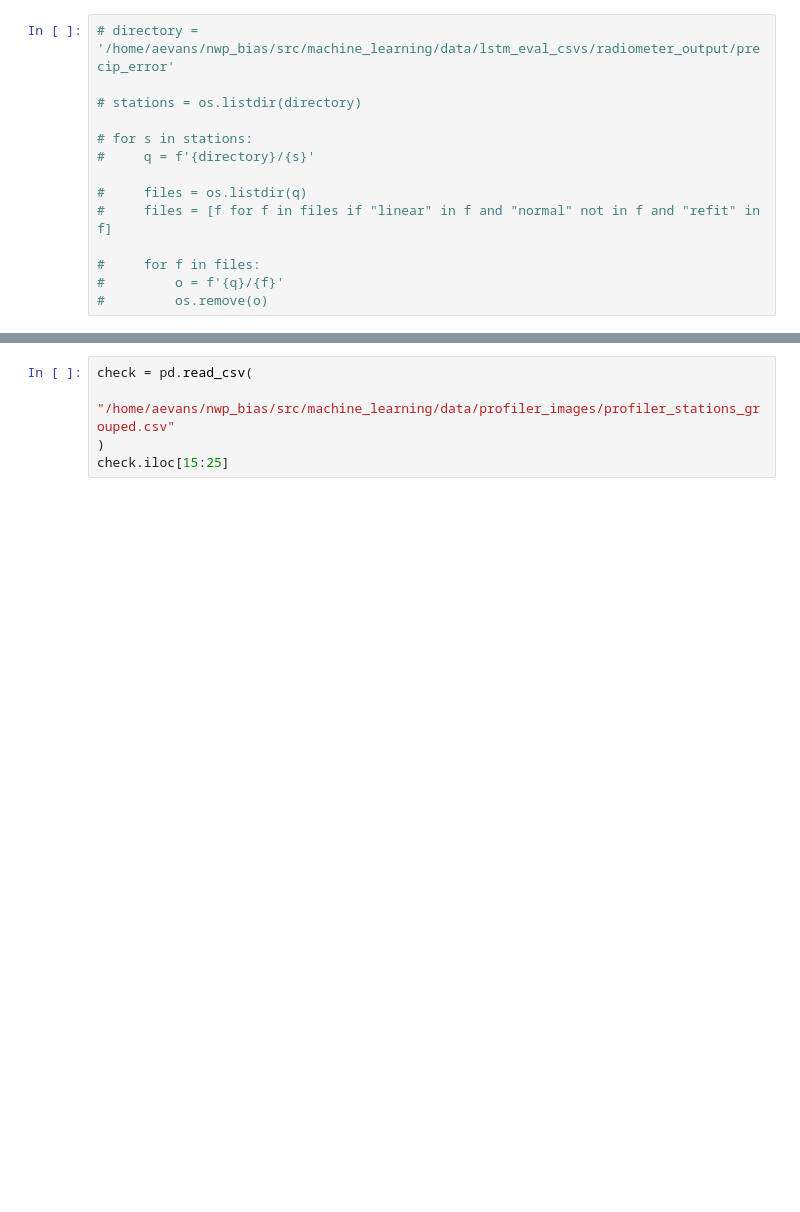
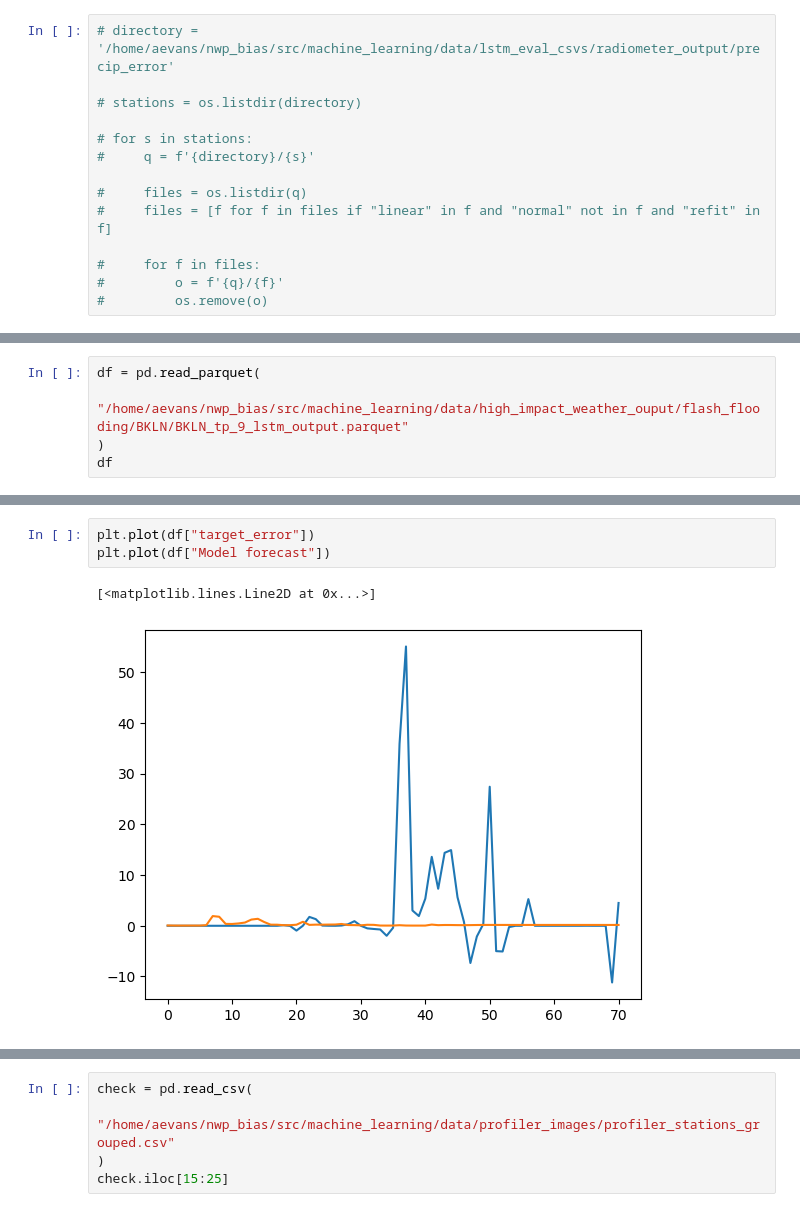
Before and after one commit to shmaronshmevans/nwp_bias, a Jupyter notebook: src/machine_learning/notebooks/scratch.ipynb, the cells around one changed output, grey strips where cells are left out. Saved outputs shown, nothing was run; the diff lists cells and outputs as text; blank space fills up the shorter version.

```diff
--- a/src/machine_learning/notebooks/scratch.ipynb
+++ b/src/machine_learning/notebooks/scratch.ipynb
@@ -244,3 +244,8 @@ def date_filter(ldf):
     ldf = ldf[ldf["valid_time"] < time2]
 
     return ldf
+# %%
+df = pd.read_parquet(
+    "/home/aevans/nwp_bias/src/machine_learning/data/high_impact_weather_ouput/flash_flooding/BKLN/BKLN_tp_9_lstm_output.parquet"
+)
+df
@@ -247,3 +266,9 @@ def date_filter(ldf):
+# %%
+plt.plot(df["target_error"])
+plt.plot(df["Model forecast"])
+# %% [output]
+[<matplotlib.lines.Line2D at 0x...>]
+[figure, added]
 # %%
 from sklearn.linear_model import LinearRegression
 
```
Also changed, not shown: parts of 5 cells of this notebook, 11 other files.
